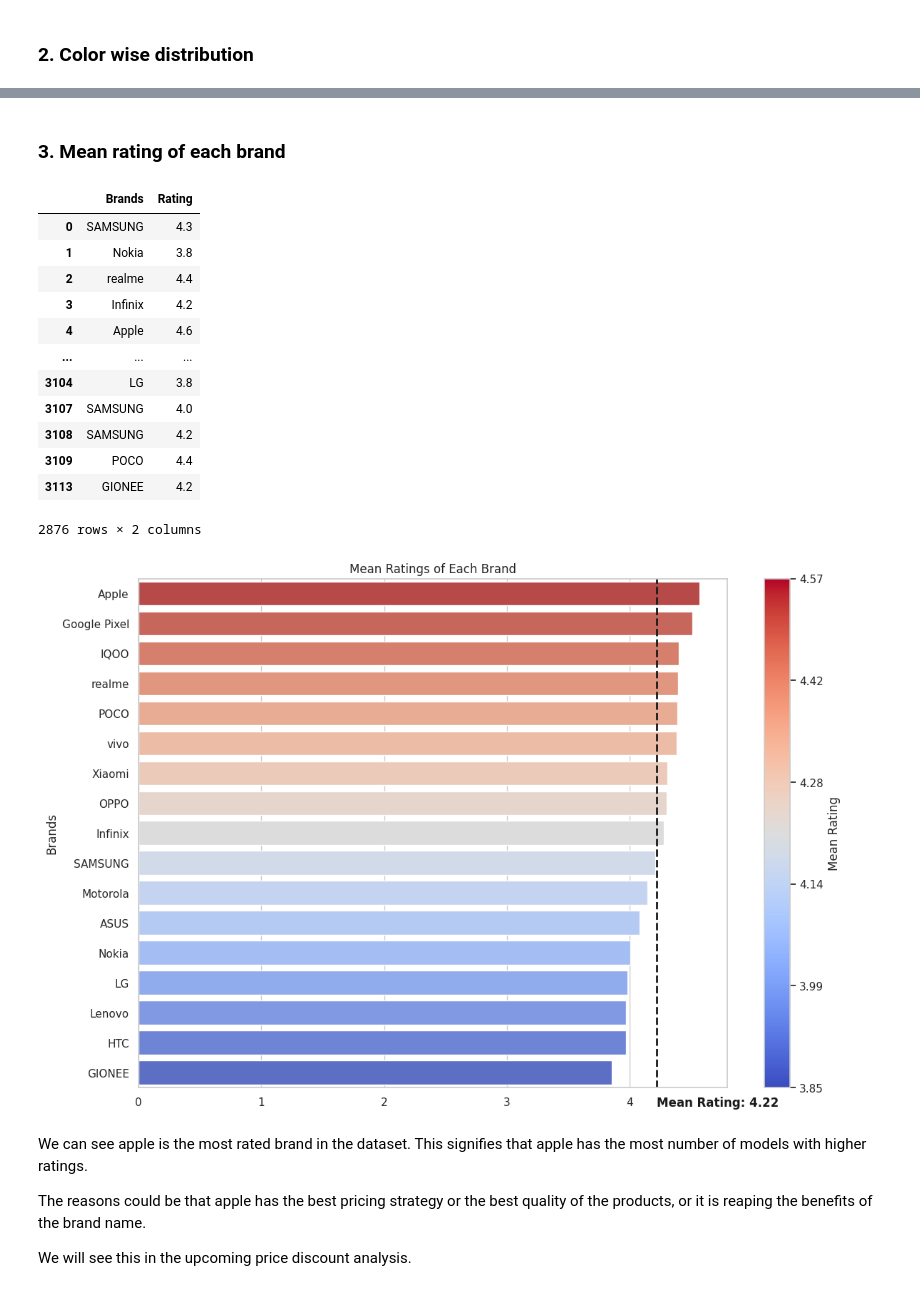
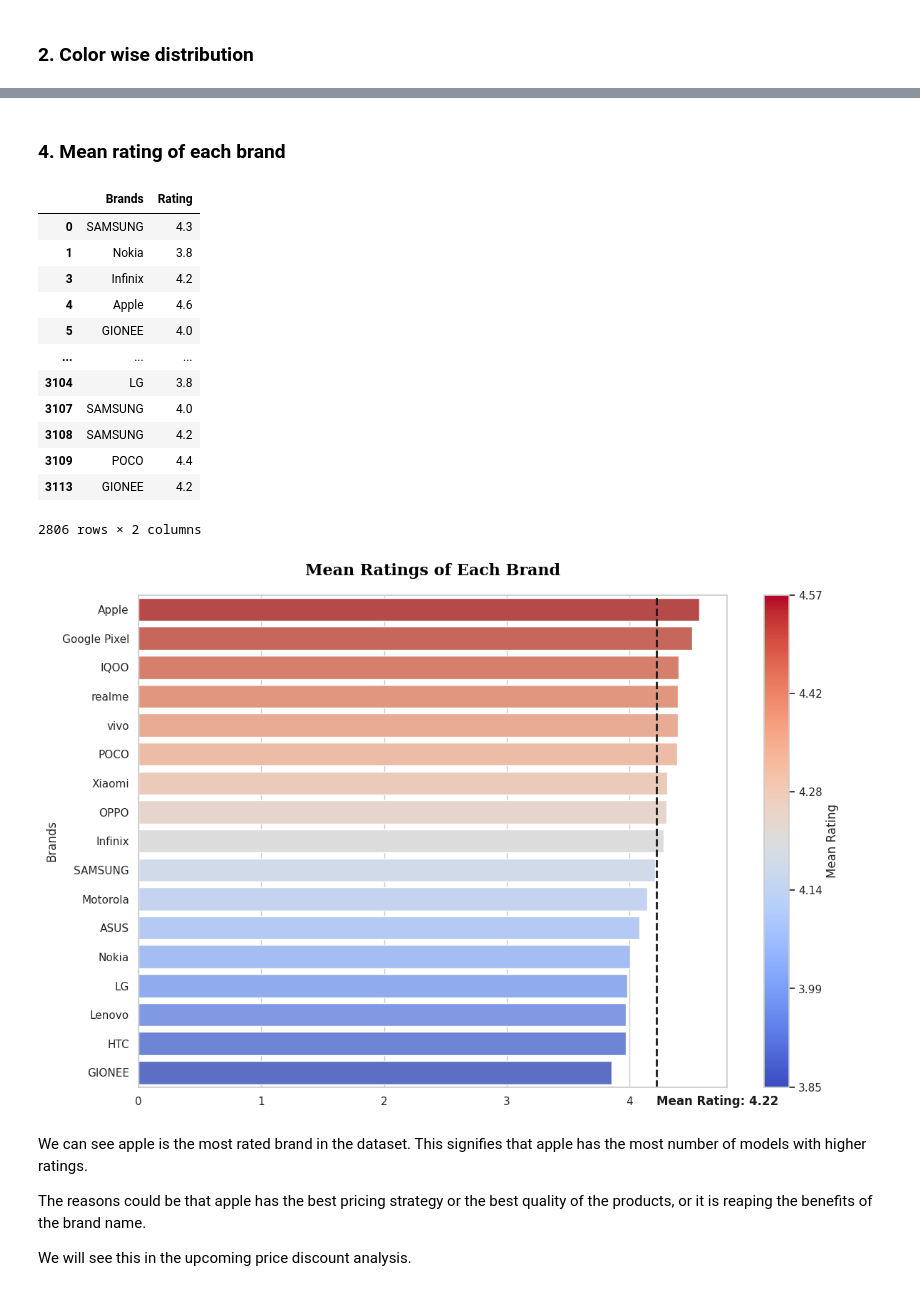
Before and after one commit to Vahsir7/EDA, a Jupyter notebook: mobile_sales/analysis.ipynb, the cells around one changed output, grey strips where cells are left out. Drawn from its saved outputs; the diff is of its cells as text; code cells hidden in the pictures.

```diff
--- a/mobile_sales/analysis.ipynb
+++ b/mobile_sales/analysis.ipynb
@@ -70,0 +87,2 @@ data.describe(include='object')
+# %%
+data.dropna(inplace=True)
@@ -298,5 +375,5 @@ plt.show()
 # %% [markdown]
-### 3. Mean rating of each brand
+### 4. Mean rating of each brand
 # %%
 brand_rating = data[["Brands","Rating"]]
 brand_rating = brand_rating.dropna()
@@ -305,16 +382,16 @@ brand_rating
 |  | Brands | Rating |
 | 0 | SAMSUNG | 4.3 |
 | 1 | Nokia | 3.8 |
-| 2 | realme | 4.4 |
 | 3 | Infinix | 4.2 |
 | 4 | Apple | 4.6 |
+| 5 | GIONEE | 4.0 |
 | ... | ... | ... |
 | 3104 | LG | 3.8 |
 | 3107 | SAMSUNG | 4.0 |
 | 3108 | SAMSUNG | 4.2 |
 | 3109 | POCO | 4.4 |
 | 3113 | GIONEE | 4.2 |
-2876 rows × 2 columns
+2806 rows × 2 columns
 # %%
 # Calculate mean rating for each brand and sort
 Mean_agg_rating = brand_rating.groupby('Brands').mean('Rating')
@@ -329,35 +406,35 @@ sns.set_theme(style="whitegrid")
 # Set up the matplotlib figure
 plt.figure(figsize=(12, 8))
 
 # Title of the plot
-plt.title("Mean Ratings of Each Brand")
+plt.title("Mean Ratings of Each Brand", pad=20 , loc="center" ,fontdict={'family':'serif', 'color':'Black', 'weight':'bold', 'size': 16, 'stretch':'expanded'})
 
 # Create the horizontal bar plot with a custom color palette
 custom_palette = sns.color_palette("coolwarm", len(Mean_agg_rating))[::-1]
 sns.barplot(y=Mean_agg_rating.index, x=Mean_agg_rating.values, hue=Mean_agg_rating.index, palette=custom_palette, dodge=False, legend=False)
 
 
 # Draw the cutoff line
 plt.axvline(x=cutoff_value, color='k', linestyle='--', linewidth=2)
 
 # Add a label for the cutoff line
 plt.text(cutoff_value, len(Mean_agg_rating), f'Mean Rating: {cutoff_value:.2f}', color='k', va='center', fontsize=12, weight='bold')
 # plt.text ( x,y, text, color, va, fontsize, weight)
 
 # Add a color bar
 norm = plt.Normalize(Mean_agg_rating.min(), Mean_agg_rating.max())
 sm = plt.cm.ScalarMappable(cmap='coolwarm', norm=norm)
 sm.set_array([])
 cbar = plt.colorbar(sm, ax=plt.gca())
 cbar.set_label('Mean Rating')
 cbar.set_ticks(np.linspace(Mean_agg_rating.min(), Mean_agg_rating.max(), 6))
 cbar.set_ticklabels([f'{x:.2f}' for x in np.linspace(Mean_agg_rating.min(), Mean_agg_rating.max(), 6)])
 
 # Show the plot
 plt.tight_layout()
 plt.show()
 # %% [output]
-[figure, old version]
+[figure, new version]
 # %% [markdown]
 We can see apple is the most rated brand in the dataset. This signifies that apple has the most number of models with higher ratings.
 
```
Also changed, not shown: parts of 53 cells of this notebook.
